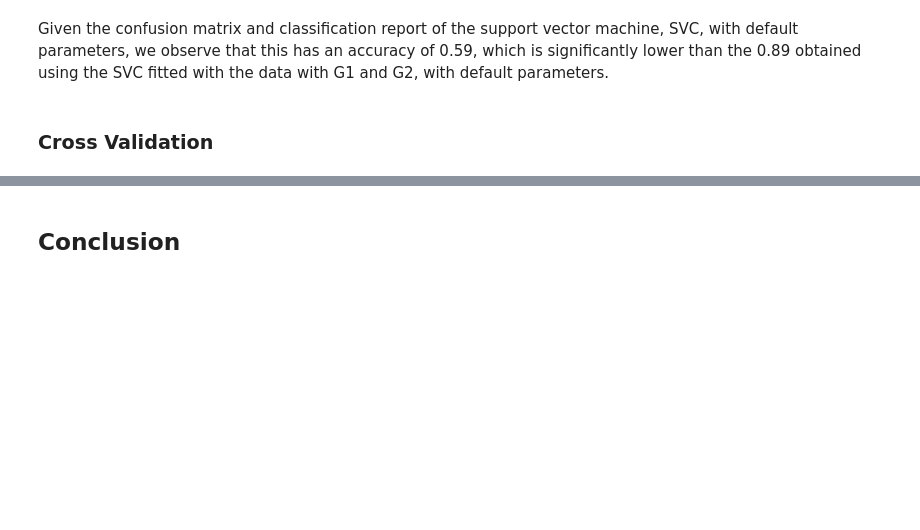
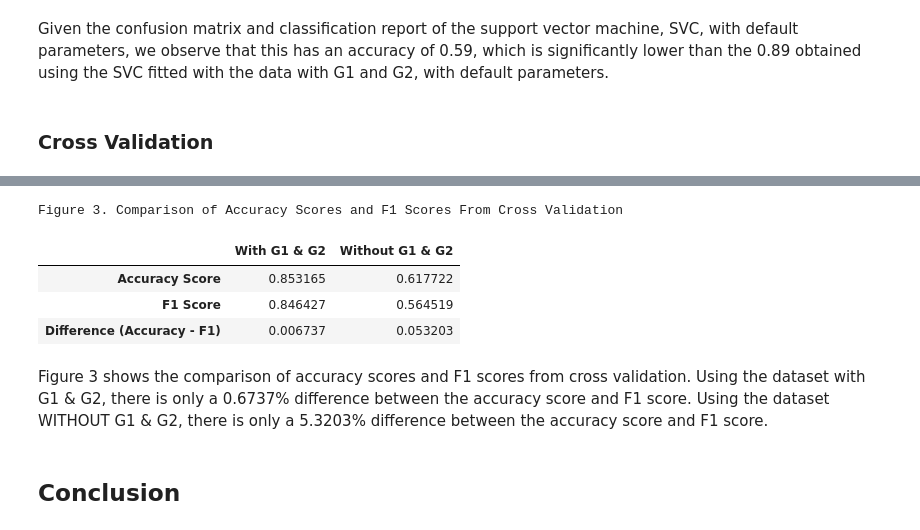
Before and after one commit to renzovirtucio/CS-180-Machine-Problem, a Jupyter notebook: Cruel, Nathan and Virtucio, Renzo - CS 180 Machine Problem.ipynb, the cells around one changed output, grey strips where cells are left out. Saved outputs shown, nothing was run; the diff lists cells and outputs as text; code cells hidden in the pictures; blank space fills up the shorter version.

```diff
--- a/Cruel, Nathan and Virtucio, Renzo - CS 180 Machine Problem.ipynb
+++ b/Cruel, Nathan and Virtucio, Renzo - CS 180 Machine Problem.ipynb
@@ -459,0 +498,4 @@ Given the confusion matrix and classification report of the support vector machi
+# %%
+from sklearn import metrics
+scores = cross_val_score(model, X, y, cv=5, scoring='f1_macro')
+scores
@@ -459,0 +504,4 @@ Given the confusion matrix and classification report of the support vector machi
+# %%
+new_acc_F1score_CV = scores.mean()
+
+print("%0.2f accuracy with a standard deviation of %0.2f" % (new_acc_F1score_CV, scores.std()))
@@ -488,3 +548,26 @@ This is surprising because GridSearchCV was used to tune the hyperparamater and
+# %%
+# Displaying the table w/ accuracy scores and F1 scores for comparison
+
+print("Figure 3. Comparison of Accuracy Scores and F1 Scores From Cross Validation")
+
+labels = ["Accuracy Score", "F1 Score", "Difference (Accuracy - F1)"]
+d = {'With G1 & G2': [orig_acc_score_CV, orig_acc_F1score_CV, orig_acc_score_CV - orig_acc_F1score_CV],
+     'Without G1 & G2': [new_acc_score_CV, new_acc_F1score_CV, new_acc_score_CV - new_acc_F1score_CV]}
+
+#      'Difference (with - without)' : [orig_acc_score_SVM - new_acc_score_SVM, orig_acc_score_CV - new_acc_score_CV,
+#                     (orig_acc_score_SVM - new_acc_score_SVM)-(orig_acc_score_CV - new_acc_score_CV)]}
+
+df = pd.DataFrame(data=d, index=labels)
+
+df
+# %% [output]
+Figure 3. Comparison of Accuracy Scores and F1 Scores From Cross Validation
+|  | With G1 & G2 | Without G1 & G2 |
+| Accuracy Score | 0.853165 | 0.617722 |
+| F1 Score | 0.846427 | 0.564519 |
+| Difference (Accuracy - F1) | 0.006737 | 0.053203 |
+# %% [markdown]
+Figure 3 shows the comparison of accuracy scores and F1 scores from cross validation. Using the dataset with G1 & G2, there is only a 0.6737% difference between the accuracy score and F1 score. Using the dataset WITHOUT G1 & G2, there is only a 5.3203% difference between the accuracy score and F1 score.
 # %% [markdown]
 ## Conclusion
 # %% [markdown]
```
Also changed, not shown: parts of 15 cells of this notebook.
